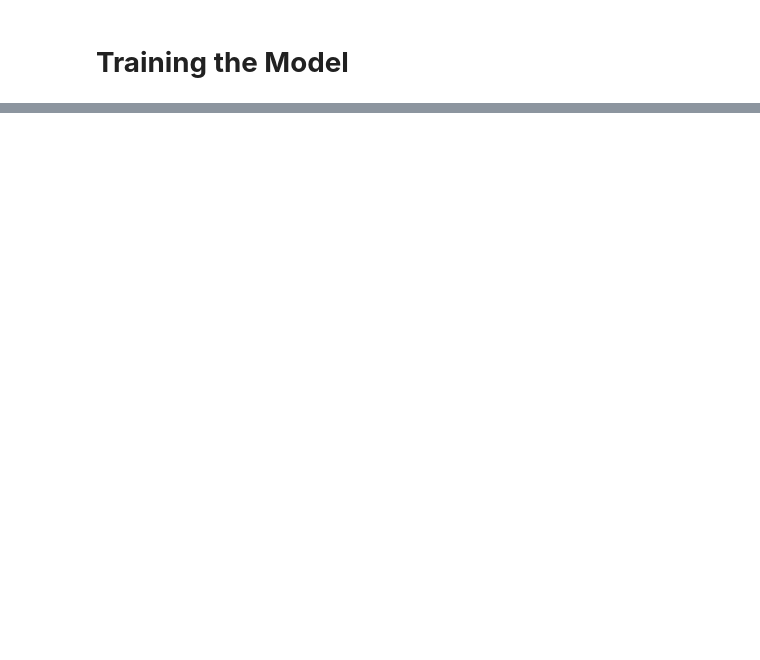
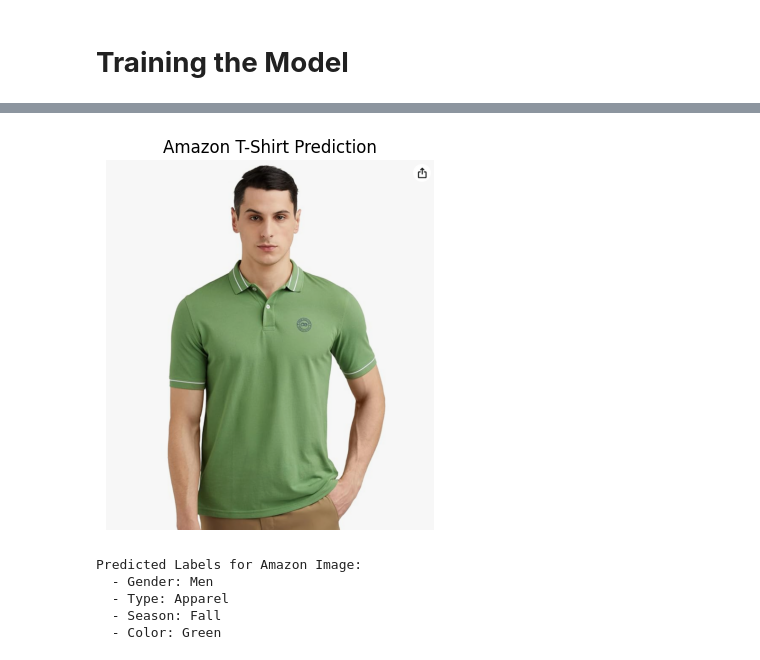
Before and after one commit to sumukhacharya03/Vogue-Vision, a Jupyter notebook: vogue-vision.ipynb, the cells around one changed output, grey strips where cells are left out. Drawn from its saved outputs; the diff is of its cells as text; code cells hidden in the pictures; blank space fills up the shorter version.

```diff
--- a/vogue-vision.ipynb
+++ b/vogue-vision.ipynb
@@ -505,0 +506,23 @@ Predicted Labels:
+# %%
+# Testing on a new Image
+amazon_image_path = '/kaggle/input/image-test-1/amazon_image_1.png'
+
+predictions, image = predict_image(amazon_image_path, model, label_mappings)
+
+plt.imshow(image)
+plt.title("Amazon T-Shirt Prediction")
+plt.axis('off')
+plt.show()
+
+print("\nPredicted Labels for Amazon Image:")
+print(f"  - Gender: {predictions['gender']}")
+print(f"  - Type: {predictions.get('masterCategory', 'N/A')}")
+print(f"  - Season: {predictions['season']}")
+print(f"  - Color: {predictions.get('baseColour', 'N/A')}")
+# %% [output]
+[figure, added]
+Predicted Labels for Amazon Image:
+  - Gender: Men
+  - Type: Apparel
+  - Season: Fall
+  - Color: Green
```
Also changed, not shown: parts of 4 cells of this notebook.
